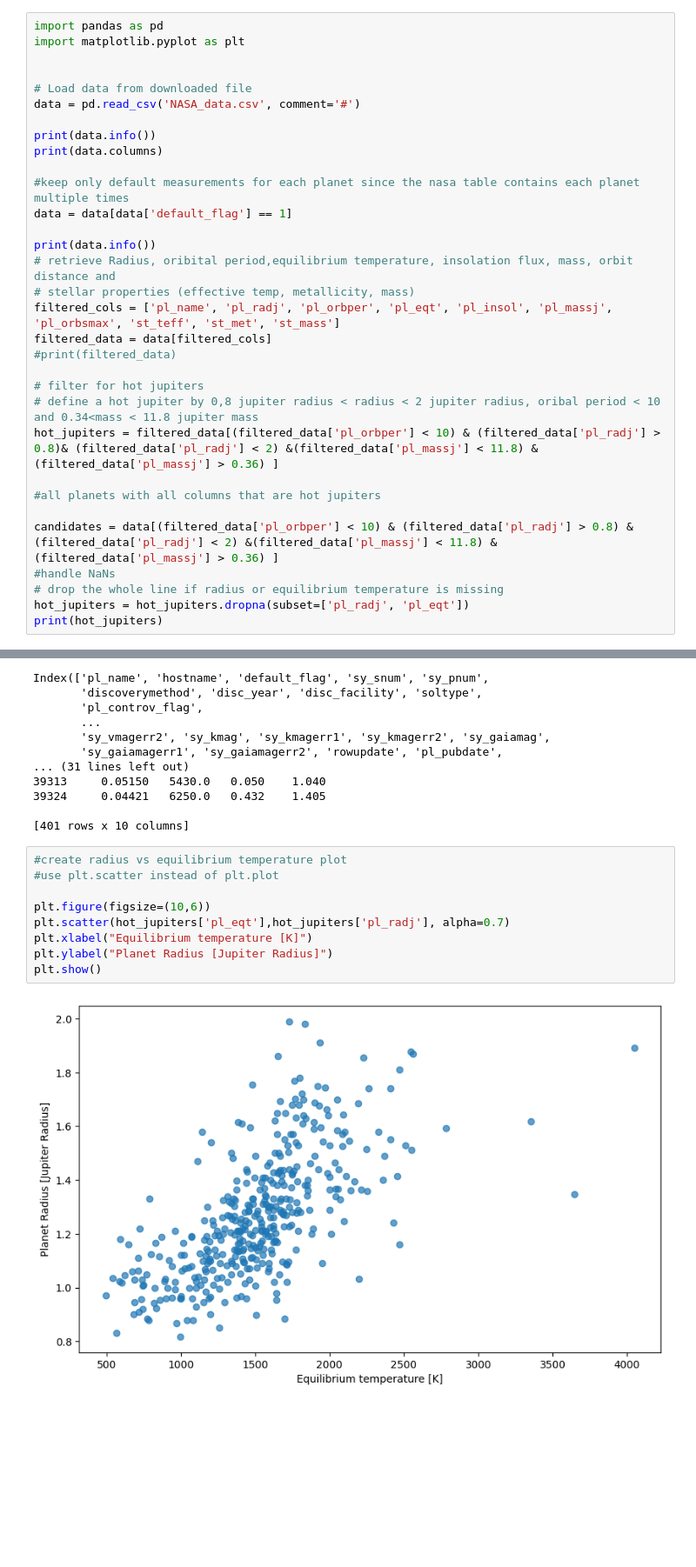
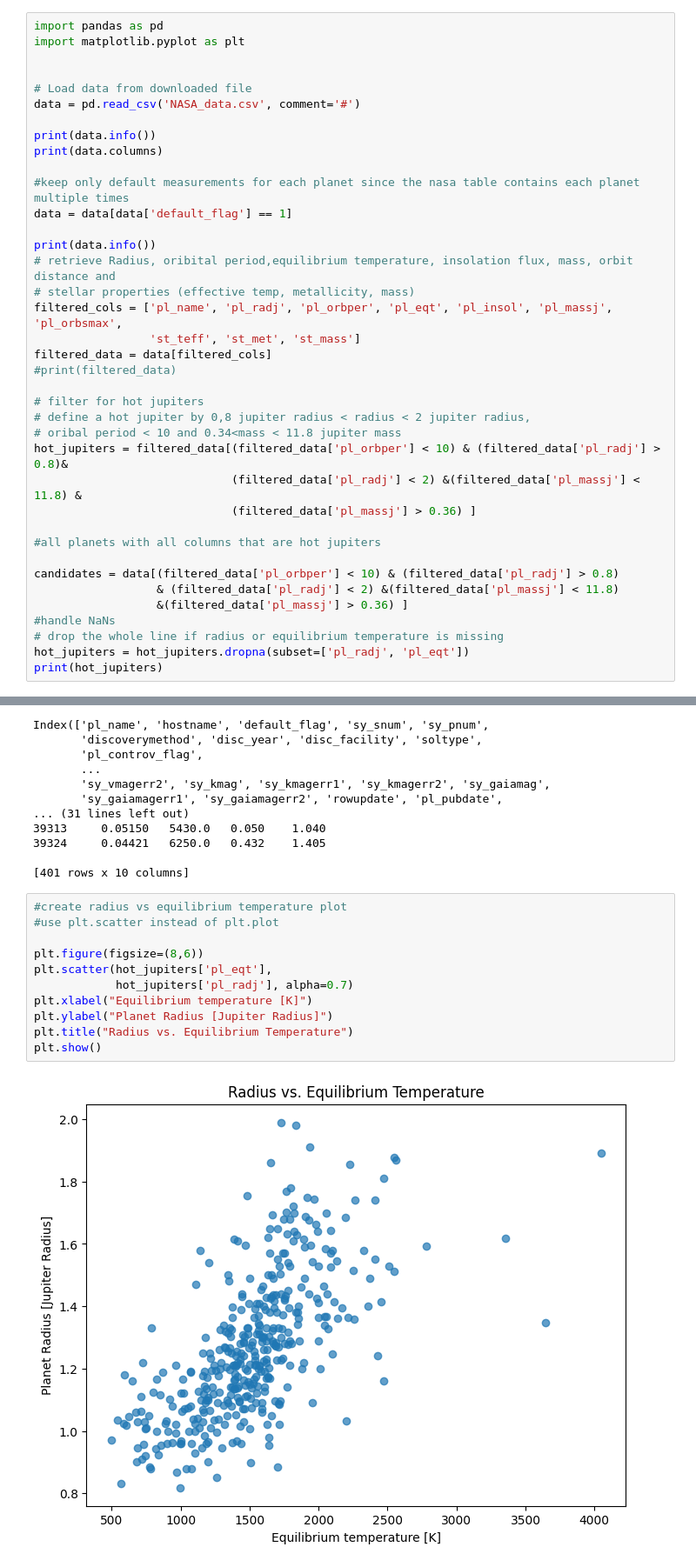
Before and after one commit to helenayn/PHYS2116-computational_assignment, a Jupyter notebook: Hot_Jupiters.ipynb, the cells around one changed output, grey strips where cells are left out. Shown at 87% size. Saved outputs shown, nothing was run; the diff lists cells and outputs as text; blank space fills up the shorter version.

```diff
--- a/Hot_Jupiters.ipynb
+++ b/Hot_Jupiters.ipynb
@@ -15,17 +15,23 @@ data = data[data['default_flag'] == 1]
 print(data.info())
 # retrieve Radius, oribital period,equilibrium temperature, insolation flux, mass, orbit distance and
 # stellar properties (effective temp, metallicity, mass)
-filtered_cols = ['pl_name', 'pl_radj', 'pl_orbper', 'pl_eqt', 'pl_insol', 'pl_massj', 'pl_orbsmax', 'st_teff', 'st_met', 'st_mass']
+filtered_cols = ['pl_name', 'pl_radj', 'pl_orbper', 'pl_eqt', 'pl_insol', 'pl_massj', 'pl_orbsmax',
+                 'st_teff', 'st_met', 'st_mass']
 filtered_data = data[filtered_cols]
 #print(filtered_data)
 
 # filter for hot jupiters
-# define a hot jupiter by 0,8 jupiter radius < radius < 2 jupiter radius, oribal period < 10 and 0.34<mass < 11.8 jupiter mass
-hot_jupiters = filtered_data[(filtered_data['pl_orbper'] < 10) & (filtered_data['pl_radj'] > 0.8)& (filtered_data['pl_radj'] < 2) &(filtered_data['pl_massj'] < 11.8) &(filtered_data['pl_massj'] > 0.36) ]
+# define a hot jupiter by 0,8 jupiter radius < radius < 2 jupiter radius,
+# oribal period < 10 and 0.34<mass < 11.8 jupiter mass
+hot_jupiters = filtered_data[(filtered_data['pl_orbper'] < 10) & (filtered_data['pl_radj'] > 0.8)&
+                             (filtered_data['pl_radj'] < 2) &(filtered_data['pl_massj'] < 11.8) &
+                             (filtered_data['pl_massj'] > 0.36) ]
 
 #all planets with all columns that are hot jupiters
 
-candidates = data[(filtered_data['pl_orbper'] < 10) & (filtered_data['pl_radj'] > 0.8) & (filtered_data['pl_radj'] < 2) &(filtered_data['pl_massj'] < 11.8) &(filtered_data['pl_massj'] > 0.36) ]
+candidates = data[(filtered_data['pl_orbper'] < 10) & (filtered_data['pl_radj'] > 0.8)
+                  & (filtered_data['pl_radj'] < 2) &(filtered_data['pl_massj'] < 11.8)
+                  &(filtered_data['pl_massj'] > 0.36) ]
 #handle NaNs
 # drop the whole line if radius or equilibrium temperature is missing
 hot_jupiters = hot_jupiters.dropna(subset=['pl_radj', 'pl_eqt'])
@@ -51,13 +57,15 @@ Index(['pl_name', 'hostname', 'default_flag', 'sy_snum', 'sy_pnum',
 # %%
 #create radius vs equilibrium temperature plot
 #use plt.scatter instead of plt.plot
 
-plt.figure(figsize=(10,6))
-plt.scatter(hot_jupiters['pl_eqt'],hot_jupiters['pl_radj'], alpha=0.7)
+plt.figure(figsize=(8,6))
+plt.scatter(hot_jupiters['pl_eqt'],
+            hot_jupiters['pl_radj'], alpha=0.7)
 plt.xlabel("Equilibrium temperature [K]")
 plt.ylabel("Planet Radius [Jupiter Radius]")
+plt.title("Radius vs. Equilibrium Temperature")
 plt.show()
 # %% [output]
-[figure, old version]
+[figure, new version]
 # %%
 # analyse density of hot jupiters
```
Also changed, not shown: parts of 4 cells of this notebook.
